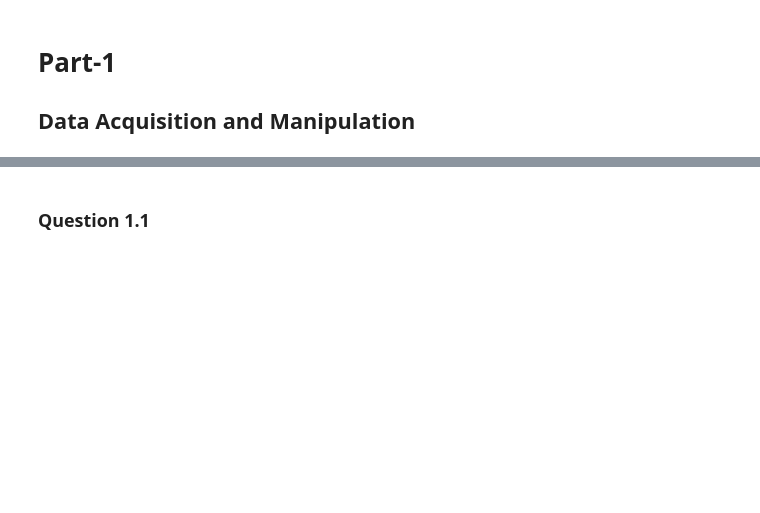
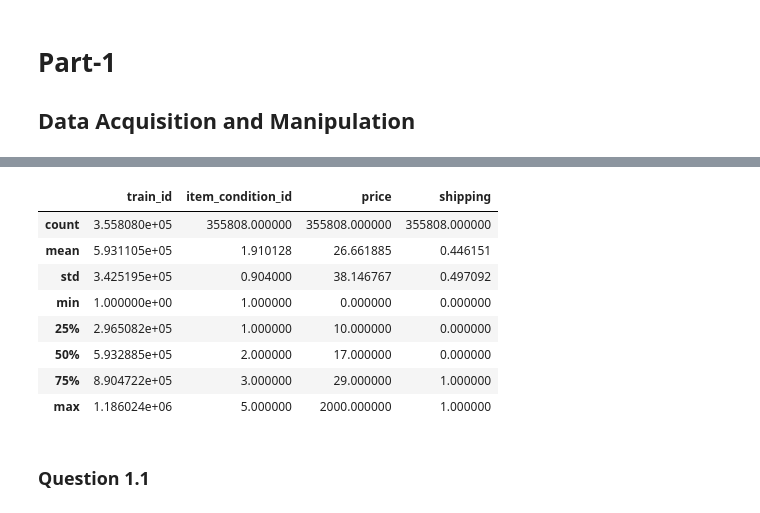
Before and after one commit to art-python/MSDeakin, a Jupyter notebook: SIG742Task2.ipynb, the cells around one changed output, grey strips where cells are left out. Cells and saved outputs as stored; diff of their text form; code cells hidden in the pictures; blank space fills up the shorter version.

```diff
--- a/SIG742Task2.ipynb
+++ b/SIG742Task2.ipynb
@@ -50,3 +63,15 @@ import pandas as pd
+# %%
+dataset.describe()
+# %% [output]
+|  | train_id | item_condition_id | price | shipping |
+| count | 3.558080e+05 | 355808.000000 | 355808.000000 | 355808.000000 |
+| mean | 5.931105e+05 | 1.910128 | 26.661885 | 0.446151 |
+| std | 3.425195e+05 | 0.904000 | 38.146767 | 0.497092 |
+| min | 1.000000e+00 | 1.000000 | 0.000000 | 0.000000 |
+| 25% | 2.965082e+05 | 1.000000 | 10.000000 | 0.000000 |
+| 50% | 5.932885e+05 | 2.000000 | 17.000000 | 0.000000 |
+| 75% | 8.904722e+05 | 3.000000 | 29.000000 | 1.000000 |
+| max | 1.186024e+06 | 5.000000 | 2000.000000 | 1.000000 |
 # %% [markdown]
 ### Question 1.1
 # %% [markdown]
```
Also changed, not shown: parts of 19 cells of this notebook.
